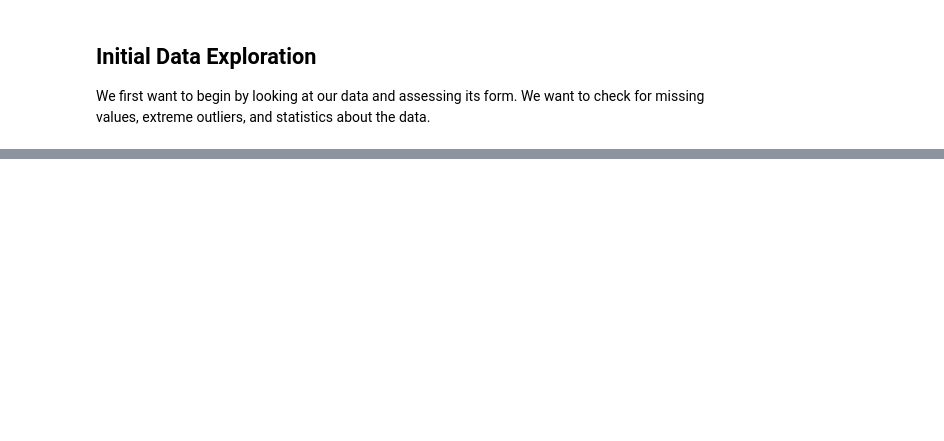
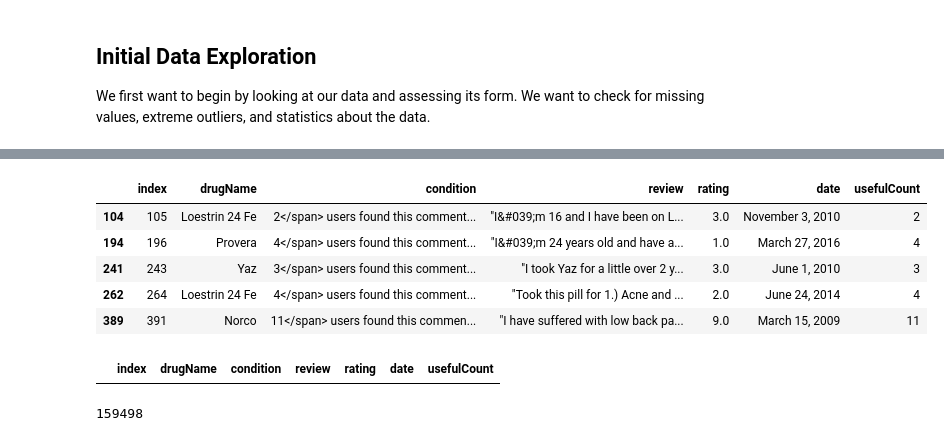
Before and after one commit to dhelms1/drug_data_analysis, a Jupyter notebook: DataExploration.ipynb, the cells around one changed output, grey strips where cells are left out. Drawn from its saved outputs; the diff is of its cells as text; code cells hidden in the pictures; blank space fills up the shorter version.

```diff
--- a/DataExploration.ipynb
+++ b/DataExploration.ipynb
@@ -18,8 +49,8 @@ We want to read in data from the UCI archive directly since we are using SageMak
 # %%
 def download_and_format():
     '''
-    Remove the zip, create subdirectory for data, and move files into the
-    subdirectory. Function will return two dataframes (train, test).
+    Download the data from UCI, remove the zip, create subdirectory for data, and
+    move files into the subdirectory. Function will return two dataframes (train, test).
     '''
     !wget -N https://archive.ics.uci.edu/ml/machine-learning-databases/00462/drugsCom_raw.zip
     !unzip -o drugsCom_raw.zip
@@ -86,0 +121,9 @@ train_data[train_data.condition == '12</span> users found this comment helpful.'
+# %%
+train[train.condition.str.contains('</span>')].head()
+# %% [output]
+|  | index | drugName | condition | review | rating | date | usefulCount |
+| 104 | 105 | Loestrin 24 Fe | 2</span> users found this comment... | "I&#039;m 16 and I have been on L... | 3.0 | November 3, 2010 | 2 |
+| 194 | 196 | Provera | 4</span> users found this comment... | "I&#039;m 24 years old and have a... | 1.0 | March 27, 2016 | 4 |
+| 241 | 243 | Yaz | 3</span> users found this comment... | "I took Yaz for a little over 2 y... | 3.0 | June 1, 2010 | 3 |
+| 262 | 264 | Loestrin 24 Fe | 4</span> users found this comment... | "Took this pill for 1.) Acne and ... | 2.0 | June 24, 2014 | 4 |
+| 389 | 391 | Norco | 11</span> users found this commen... | "I have suffered with low back pa... | 9.0 | March 15, 2009 | 11 |
@@ -86,0 +134,8 @@ train_data[train_data.condition == '12</span> users found this comment helpful.'
+# %%
+train[train.condition.str.contains('</span>')] # no values found
+# %% [output]
+|  | index | drugName | condition | review | rating | date | usefulCount |
+# %%
+len(train)
+# %% [output]
+159498
```
Also changed, not shown: parts of 22 cells of this notebook, 1 other file.
